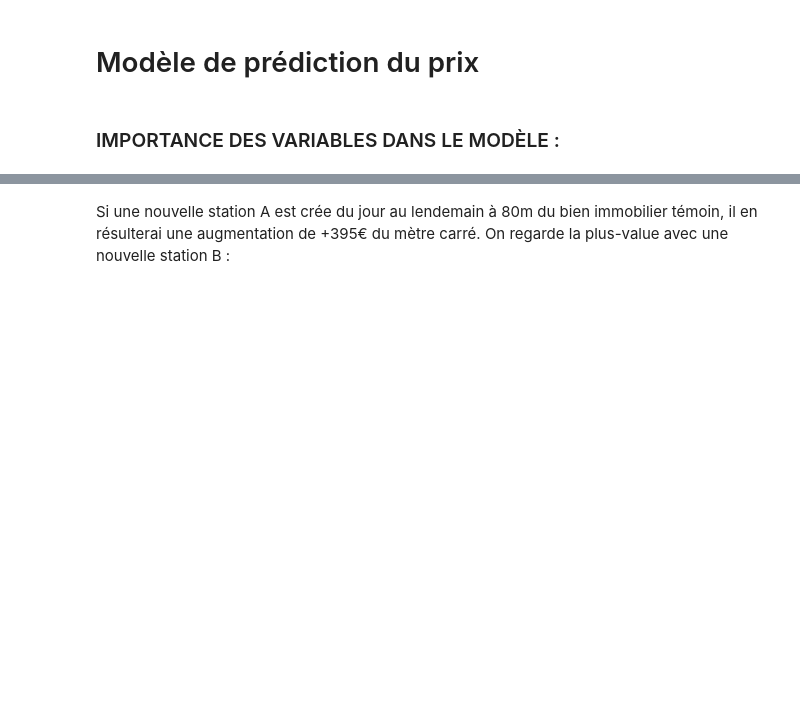
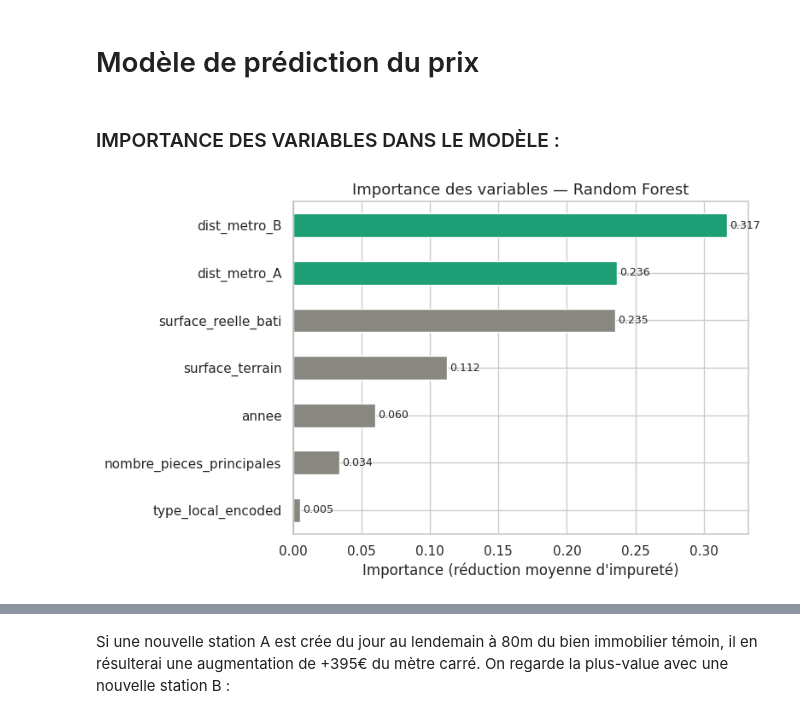
Before and after one commit to Maytenaa/Projet-python-pour-la-data-science, a Jupyter notebook: notebooks.ipynb, the cells around one changed output, grey strips where cells are left out. Saved outputs shown, nothing was run; the diff lists cells and outputs as text; code cells hidden in the pictures; blank space fills up the shorter version.

Commit message:
model notebook

```diff
--- a/notebooks.ipynb
+++ b/notebooks.ipynb
@@ -260,23 +264,24 @@ Le modèle de différence-en-différences révèle que l'ouverture de la ligne B
 # %% [markdown]
 ### IMPORTANCE DES VARIABLES DANS LE MODÈLE :
 # %%
-import matplotlib.pyplot as plt
-import pandas as pd
 
+model_final, features_utilisees, le = preparer_et_entrainer(gdf_final)
 importances = model_final.feature_importances_
 fi = pd.Series(importances, index=features_utilisees).sort_values(ascending=True)
 
 fig, ax = plt.subplots(figsize=(8, 5))
 colors = ['#1D9E75' if 'metro' in f else '#888780' for f in fi.index]
 fi.plot(kind='barh', ax=ax, color=colors)
 
 ax.set_title("Importance des variables — Random Forest", fontsize=13)
 ax.set_xlabel("Importance (réduction moyenne d'impureté)")
 ax.axvline(x=0, color='black', linewidth=0.5)
 
 for i, v in enumerate(fi):
     ax.text(v + 0.002, i, f"{v:.3f}", va='center', fontsize=9)
 
 plt.tight_layout()
 plt.show()
+# %% [output]
+[figure, added]
 # %%
```
Also changed, not shown: parts of 5 cells of this notebook, 2 other files.
